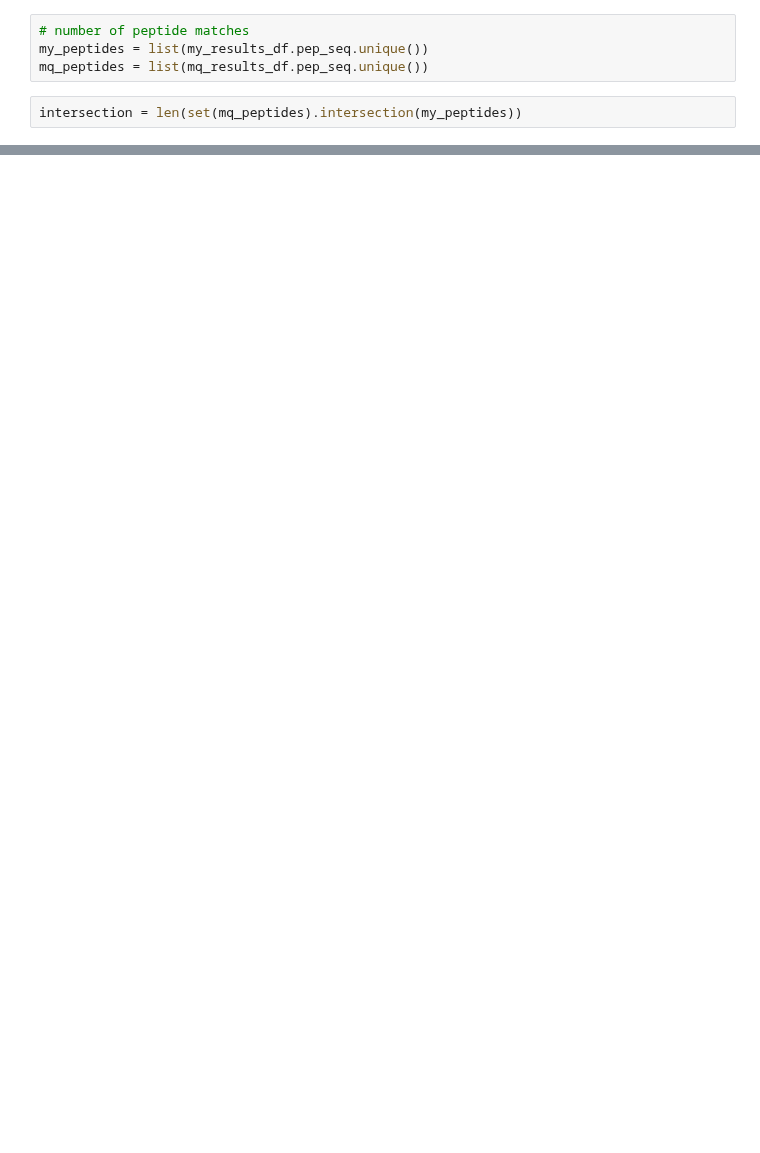
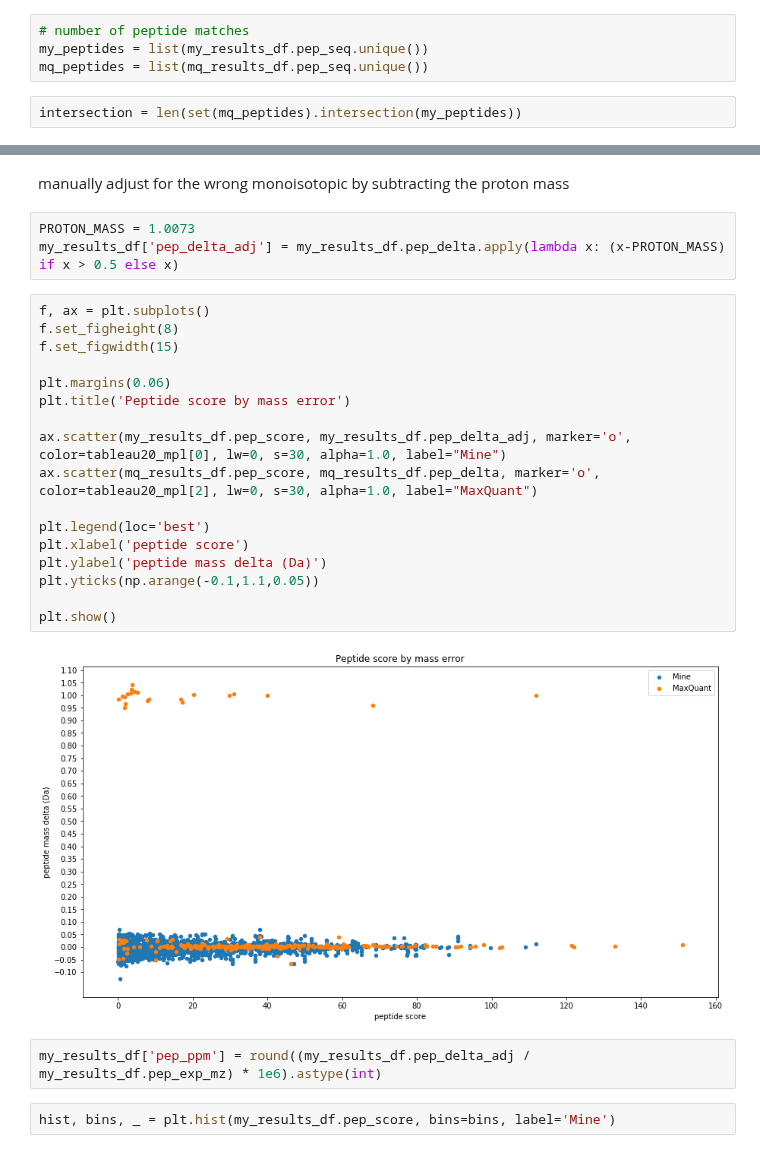
Before and after one commit to WEHI-Proteomics/tfde, a Jupyter notebook: notebooks/analyse Mascot search results.ipynb, the cells around one changed output, grey strips where cells are left out. Cells and saved outputs as stored; diff of their text form; blank space fills up the shorter version.

```diff
--- a/notebooks/analyse Mascot search results.ipynb
+++ b/notebooks/analyse Mascot search results.ipynb
@@ -66,0 +68,28 @@ my results had 1071 peptides, MQ had 221 peptides, and there were 178 in common
+# %% [markdown]
+manually adjust for the wrong monoisotopic by subtracting the proton mass
+# %%
+PROTON_MASS = 1.0073
+my_results_df['pep_delta_adj'] = my_results_df.pep_delta.apply(lambda x: (x-PROTON_MASS) if x > 0.5 else x)
+# %%
+f, ax = plt.subplots()
+f.set_figheight(8)
+f.set_figwidth(15)
+
+plt.margins(0.06)
+plt.title('Peptide score by mass error')
+
+ax.scatter(my_results_df.pep_score, my_results_df.pep_delta_adj, marker='o', color=tableau20_mpl[0], lw=0, s=30, alpha=1.0, label="Mine")
+ax.scatter(mq_results_df.pep_score, mq_results_df.pep_delta, marker='o', color=tableau20_mpl[2], lw=0, s=30, alpha=1.0, label="MaxQuant")
+
+plt.legend(loc='best')
+plt.xlabel('peptide score')
+plt.ylabel('peptide mass delta (Da)')
+plt.yticks(np.arange(-0.1,1.1,0.05))
+
+plt.show()
+# %% [output]
+[figure, added]
+# %%
+my_results_df['pep_ppm'] = round((my_results_df.pep_delta_adj / my_results_df.pep_exp_mz) * 1e6).astype(int)
+# %%
+hist, bins, _ = plt.hist(my_results_df.pep_score, bins=bins, label='Mine')
```
Also changed, not shown: parts of 6 cells of this notebook.
